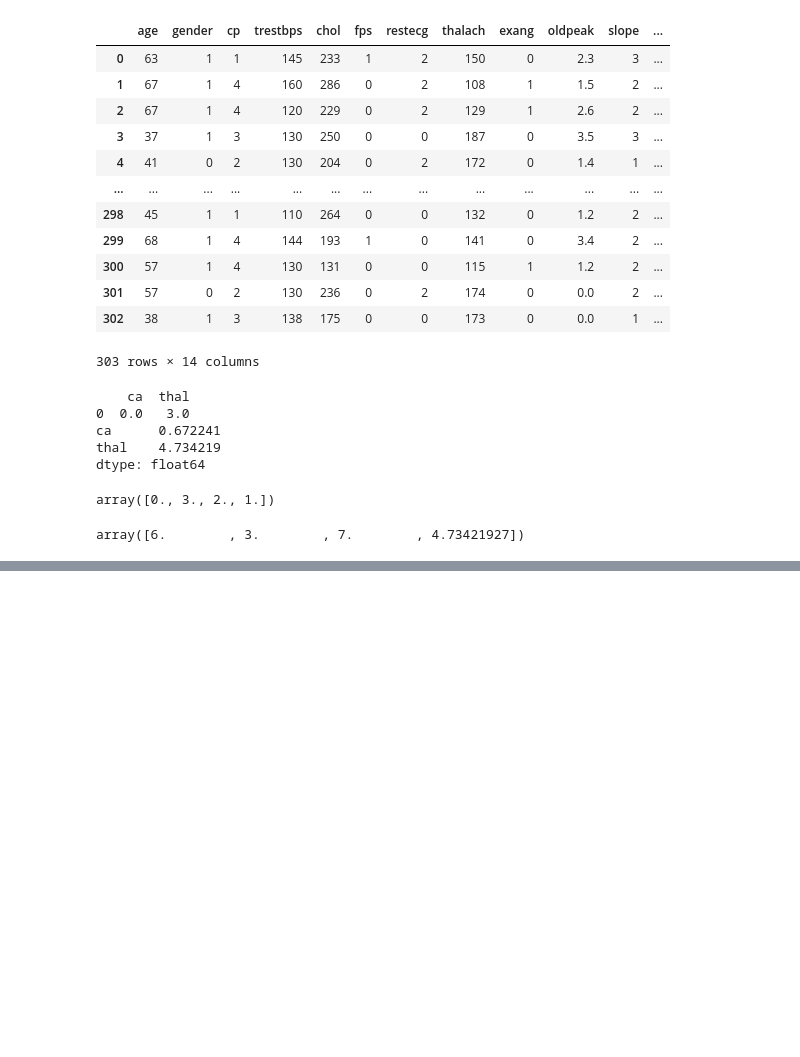
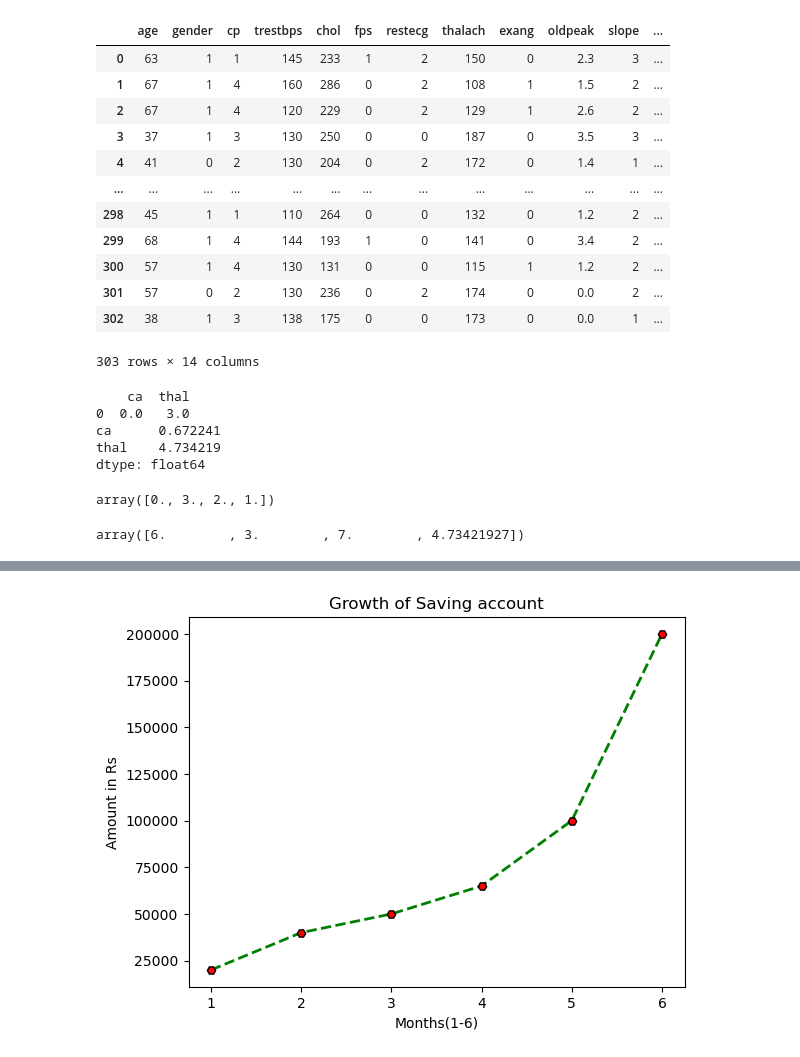
Before and after one commit to sriniketh-reddy/COE-Week-4, a Jupyter notebook: Day 1/Day 1.ipynb, the cells around one changed output, grey strips where cells are left out. Cells and saved outputs as stored; diff of their text form; code cells hidden in the pictures; blank space fills up the shorter version.

```diff
--- a/Day 1/Day 1.ipynb
+++ b/Day 1/Day 1.ipynb
@@ -220,0 +259,23 @@ array([6.        , 3.        , 7.        , 4.73421927])
+# %%
+'''Task: create a line plot showing the growth of a savings account over 6 months
+    with the following:
+
+    X-axis: Months(1-6)
+    Y-axis: Savings Account
+
+    Customizations:
+        A green dashed line
+        Markers at each data point
+        Appropriate labels and a title
+'''
+
+x = [1,2,3,4,5,6]
+y = [20000,40000,50000,65000,100000,200000]
+
+plt.plot(x,y,ls="--",color="Green",lw="2.0",marker="H",mec="black",mfc="red",mouseover=True)
+plt.title("Growth of Saving account")
+plt.xlabel("Months(1-6)")
+plt.ylabel("Amount in Rs")
+plt.show()
+# %% [output]
+[figure, added]
```
Also changed, not shown: parts of 13 cells of this notebook.
